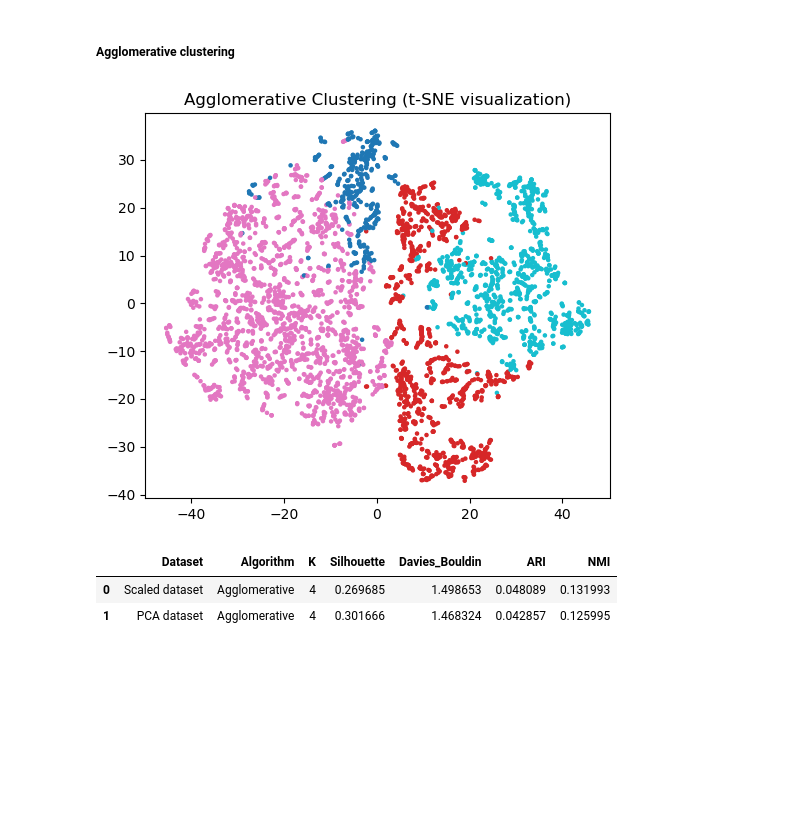
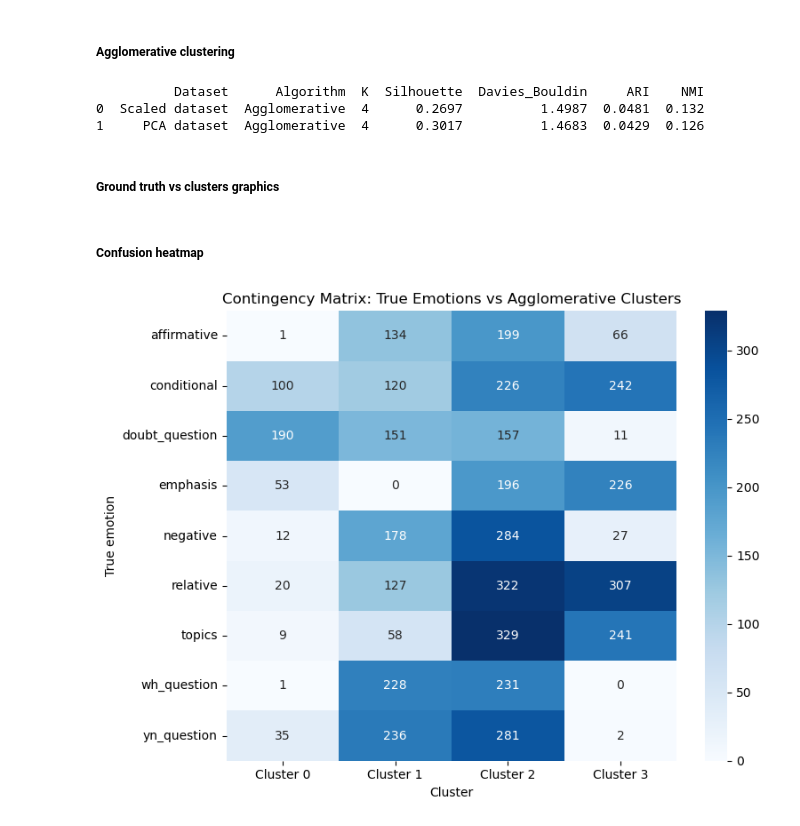
Before and after one commit to miloskrstiic/Grammatical_Facial_Expressions---Clustering, a Jupyter notebook: src/ClusteringAlgorithms/Agglomerative Hierarchial Clustering/ahc.ipynb, the cells around one changed output. Saved outputs shown, nothing was run; the diff lists cells and outputs as text; code cells hidden in the pictures; blank space fills up the shorter version.

Commit message:
Agglomerative Hierarchial Clustering done!

```diff
--- a/src/ClusteringAlgorithms/Agglomerative Hierarchial Clustering/ahc.ipynb
+++ b/src/ClusteringAlgorithms/Agglomerative Hierarchial Clustering/ahc.ipynb
@@ -60,13 +60,32 @@ for dataset_name, X_data in datasets.items():
         plt.figure(figsize=(6,5))
         plt.scatter(X_tsne[:,0], X_tsne[:,1], c=labels, cmap="tab10", s=5)
         plt.title("Agglomerative Clustering (t-SNE visualization)")
-        plt.show()
+        plt.tight_layout()
+        plt.savefig(f"../../../results/ahc/TSNE_{dataset_name}.png", dpi=200)
+        plt.close()
+        # plt.show()
 
+        plt.figure(figsize=(6,5))
+        plt.scatter(X_tsne[:,0], X_tsne[:,1], c=y_sample, s=5, cmap="tab10")
+        plt.title(f"True classes TSNE ({dataset_name})")
+        plt.tight_layout()
+        plt.savefig(f"../../../results/ahc/trueTSNE_{dataset_name}.png", dpi=200)
+        plt.close()
+        # plt.show()
 
 results_df = pd.DataFrame(results)
-results_df
+results_df = results_df.round({
+    "Silhouette": 4,
+    "Davies_Bouldin": 4,
+    "ARI": 4,
+    "NMI": 4
+})
+
+results_df.to_csv("../../../results/ahc/ahc_results_summary.csv", index=False)
+print(results_df)
 # %% [output]
-[figure, removed]
-|  | Dataset | Algorithm | K | Silhouette | Davies_Bouldin | ARI | NMI |
-| 0 | Scaled dataset | Agglomerative | 4 | 0.269685 | 1.498653 | 0.048089 | 0.131993 |
-| 1 | PCA dataset | Agglomerative | 4 | 0.301666 | 1.468324 | 0.042857 | 0.125995 |
+          Dataset      Algorithm  K  Silhouette  Davies_Bouldin     ARI    NMI
+0  Scaled dataset  Agglomerative  4      0.2697          1.4987  0.0481  0.132
+1     PCA dataset  Agglomerative  4      0.3017          1.4683  0.0429  0.126
+# %% [markdown]
+##### Ground truth vs clusters graphics
@@ -72,0 +106,33 @@ results_df
+# %% [markdown]
+##### Confusion heatmap
+# %%
+from sklearn.metrics.cluster import contingency_matrix
+import seaborn as sns
+
+emotion_names = data["expression"].astype("category").cat.categories
+# print(emotion_names)
+
+cm = contingency_matrix(y_sample, labels)
+
+plt.figure(figsize=(8, 6))
+sns.heatmap(
+    cm,
+    annot=True,
+    fmt="d",
+    cmap="Blues",
+    yticklabels=emotion_names,
+    xticklabels=[f"Cluster {i}" for i in range(cm.shape[1])]
+)
+plt.title("Contingency Matrix: True Emotions vs Agglomerative Clusters")
+plt.xlabel("Cluster")
+plt.ylabel("True emotion")
+plt.tight_layout()
+plt.savefig("../../../results/ahc/contingency_matrix_heatmap.png", dpi=200, bbox_inches="tight")
+plt.show()
+plt.close()
+
+#The contingency heatmap shows that the clusters contain mixed emotion categories. This indicates
+# that the hierarchical clustering algorithm captures visual similarities between facial expressions
+# rather than strictly separating semantic emotion labels.
+# %% [output]
+[figure, added]
```
Also changed, not shown: parts of 8 cells of this notebook, 14 other files.
